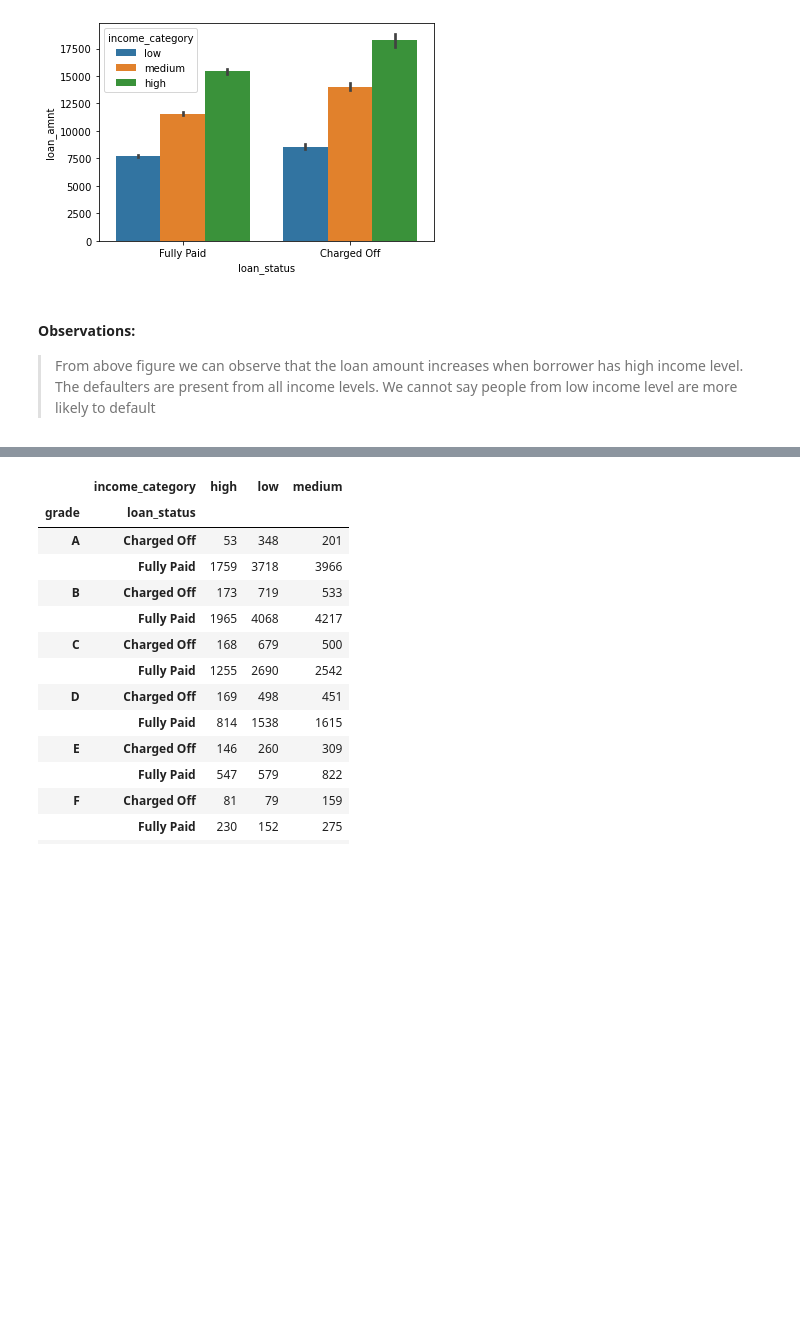
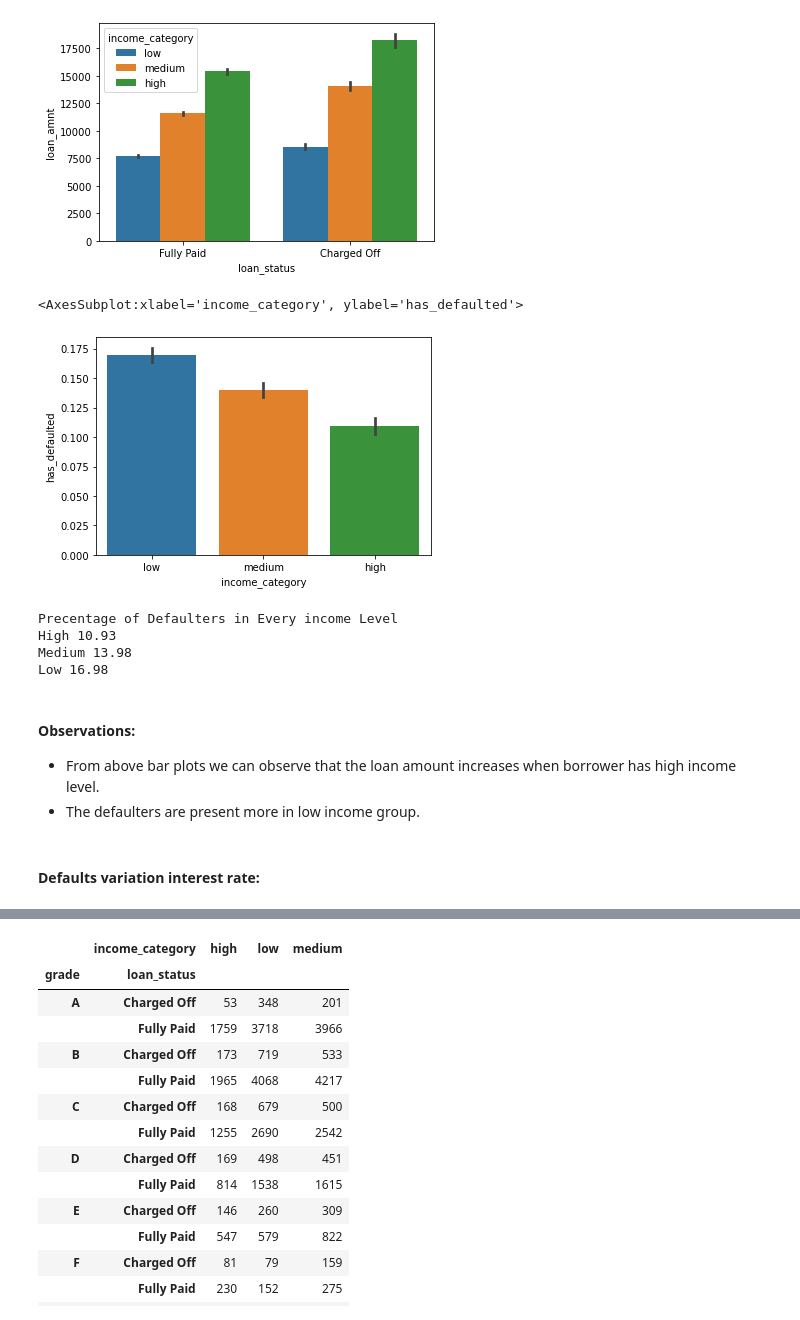
Before and after one commit to nltr2/LendingClubCaseStudy, a Jupyter notebook: Bharat.ipynb, the cells around one changed output, grey strips where cells are left out. Drawn from its saved outputs; the diff is of its cells as text; code cells hidden in the pictures; blank space fills up the shorter version.

```diff
--- a/Bharat.ipynb
+++ b/Bharat.ipynb
@@ -131,0 +134,4 @@ loan_data.head(2)
+# %%
+loan_data['int_rate'].replace('%', '', inplace=True, regex=True)
+loan_data['int_rate'] =loan_data['int_rate'].astype('float64')
+loan_data.int_rate.head()
@@ -204,8 +212,25 @@ sns.barplot(x="loan_status", y="loan_amnt", hue="income_category", data=loan_dat
 # %% [output]
 <AxesSubplot:xlabel='loan_status', ylabel='loan_amnt'>
 [figure]
+# %%
+sns.barplot(x="income_category", y="has_defaulted",  data=loan_data)
+# %% [output]
+<AxesSubplot:xlabel='income_category', ylabel='has_defaulted'>
+[figure, added]
+# %%
+print('Precentage of Defaulters in Every income Level')
+print('High',round(loan_data[(loan_data['income_category']=='high')&(loan_data['loan_status']=='Charged Off')].shape[0]/loan_data[loan_data['income_category']=='high'].shape[0]*100,2))
+print('Medium',round(loan_data[(loan_data['income_category']=='medium')&(loan_data['loan_status']=='Charged Off')].shape[0]/loan_data[loan_data['income_category']=='medium'].shape[0]*100,2))
+print('Low',round(loan_data[(loan_data['income_category']=='low')&(loan_data['loan_status']=='Charged Off')].shape[0]/loan_data[loan_data['income_category']=='low'].shape[0]*100,2))
+# %% [output]
+Precentage of Defaulters in Every income Level
+High 10.93
+Medium 13.98
+Low 16.98
 # %% [markdown]
 #### Observations:
 
-> From above figure we can observe that the loan amount increases when borrower has high income level.
-> The defaulters are present from all income levels. We cannot say people from low income level are more likely to default
+- From above bar plots we can observe that the loan amount increases when borrower has high income level.
+- The defaulters are present more in low income group.
+# %% [markdown]
+#### Defaults variation interest rate:
```
Also changed, not shown: parts of 26 cells of this notebook.
